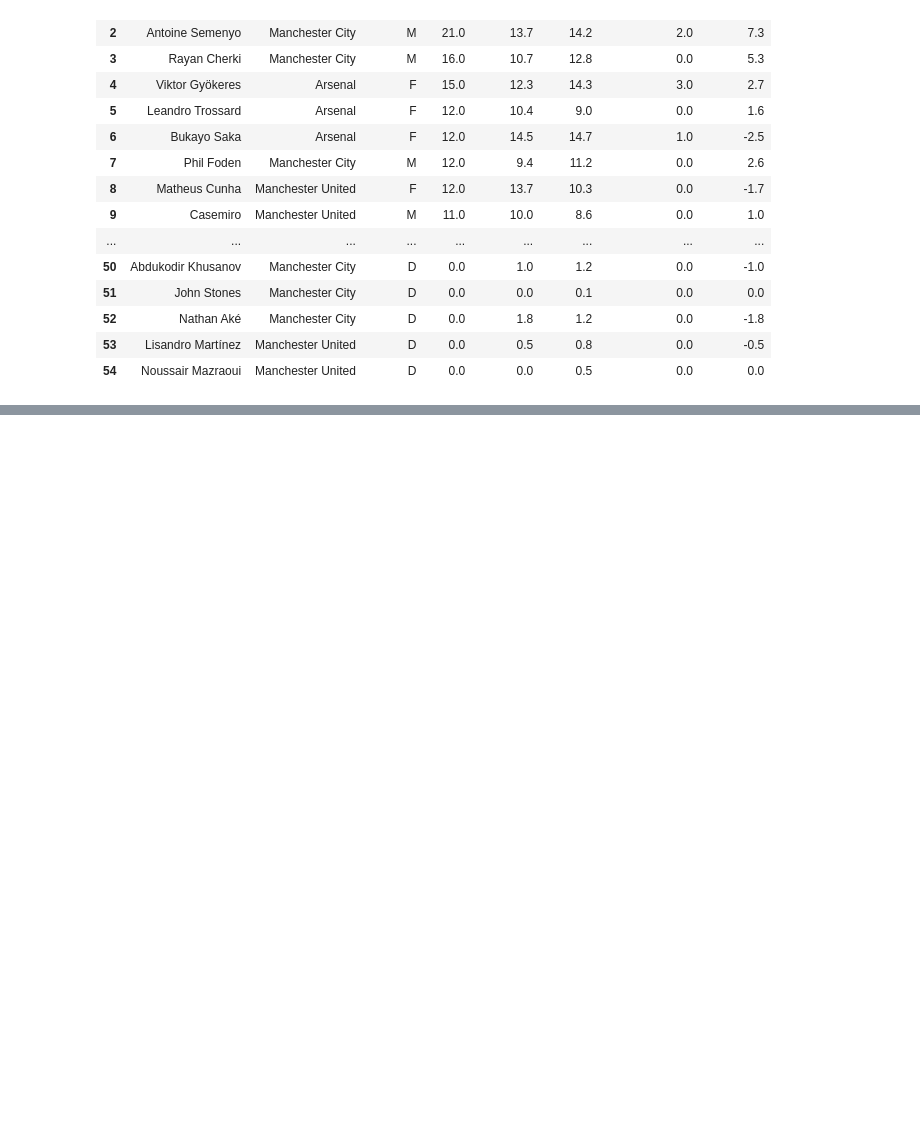
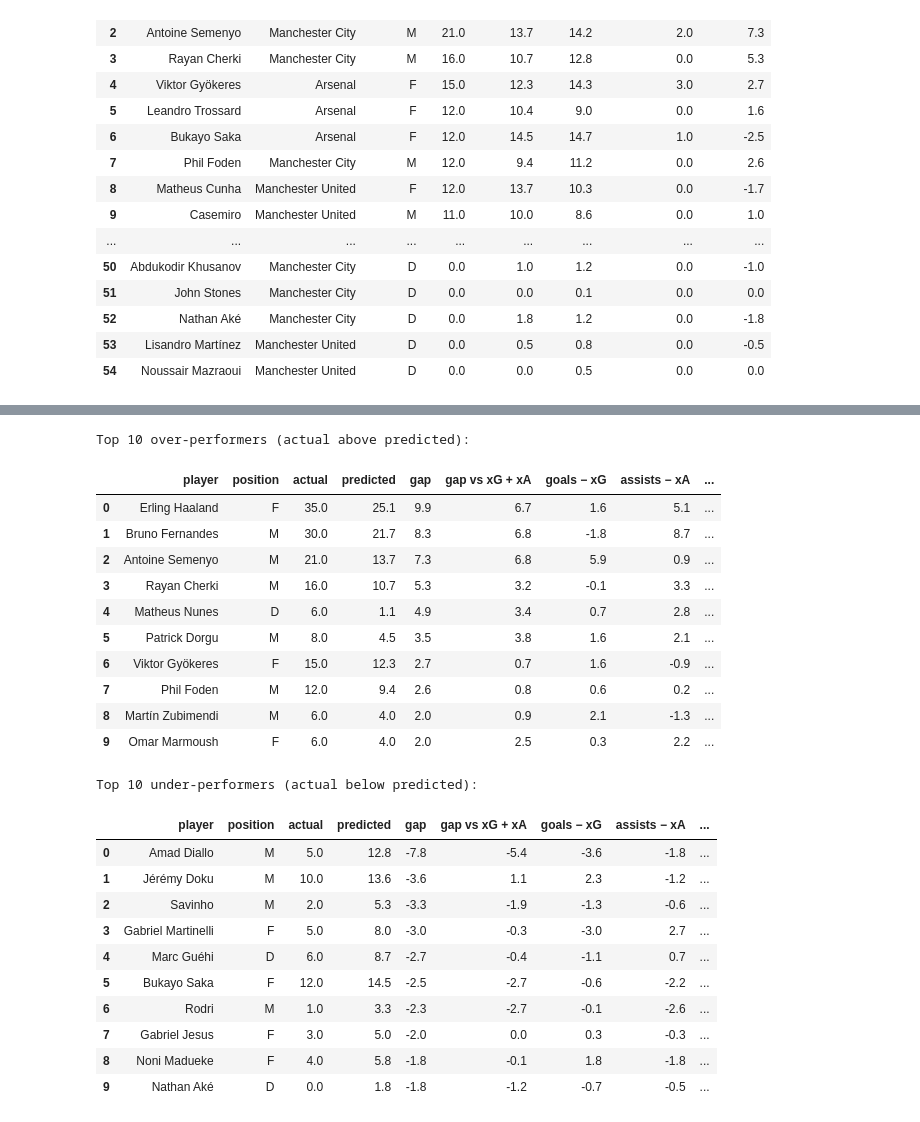
Before and after one commit to Mujtabazadawa/G-A-predictor, a Jupyter notebook: notebooks/ga_predictor.ipynb, the cells around one changed output, grey strips where cells are left out. Cells and saved outputs as stored; diff of their text form; code cells hidden in the pictures; blank space fills up the shorter version.

```diff
--- a/notebooks/ga_predictor.ipynb
+++ b/notebooks/ga_predictor.ipynb
@@ -567,0 +563,44 @@ Biggest under-performers (actual below predicted):
+# %%
+players["gap"] = players[TARGET] - players["predicted"]
+players["xg_xa_gap"] = players[TARGET] - players["xg_xa"]
+players["goals_minus_xG"] = players["goals"].fillna(0) - players["expectedGoals"]
+players["assists_minus_xA"] = players["assists"].fillna(0) - players["expectedAssists"]
+players["penaltiesTaken"] = players["penaltiesTaken"].fillna(0)
+
+gap_table = (
+    players[["player_name", "position", TARGET, "predicted", "gap", "xg_xa_gap",
+             "goals_minus_xG", "assists_minus_xA", "penaltiesTaken"]]
+    .rename(columns={"player_name": "player", TARGET: "actual", "xg_xa_gap": "gap vs xG + xA",
+                     "goals_minus_xG": "goals − xG", "assists_minus_xA": "assists − xA",
+                     "penaltiesTaken": "penalties taken"})
+    .round(1)
+)
+print("Top 10 over-performers (actual above predicted):")
+display(gap_table.nlargest(10, "gap").reset_index(drop=True))
+print("Top 10 under-performers (actual below predicted):")
+display(gap_table.nsmallest(10, "gap").reset_index(drop=True))
+# %% [output]
+Top 10 over-performers (actual above predicted):
+|  | player | position | actual | predicted | gap | gap vs xG + xA | goals − xG | assists − xA | ... |
+| 0 | Erling Haaland | F | 35.0 | 25.1 | 9.9 | 6.7 | 1.6 | 5.1 | ... |
+| 1 | Bruno Fernandes | M | 30.0 | 21.7 | 8.3 | 6.8 | -1.8 | 8.7 | ... |
+| 2 | Antoine Semenyo | M | 21.0 | 13.7 | 7.3 | 6.8 | 5.9 | 0.9 | ... |
+| 3 | Rayan Cherki | M | 16.0 | 10.7 | 5.3 | 3.2 | -0.1 | 3.3 | ... |
+| 4 | Matheus Nunes | D | 6.0 | 1.1 | 4.9 | 3.4 | 0.7 | 2.8 | ... |
+| 5 | Patrick Dorgu | M | 8.0 | 4.5 | 3.5 | 3.8 | 1.6 | 2.1 | ... |
+| 6 | Viktor Gyökeres | F | 15.0 | 12.3 | 2.7 | 0.7 | 1.6 | -0.9 | ... |
+| 7 | Phil Foden | M | 12.0 | 9.4 | 2.6 | 0.8 | 0.6 | 0.2 | ... |
+| 8 | Martín Zubimendi | M | 6.0 | 4.0 | 2.0 | 0.9 | 2.1 | -1.3 | ... |
+| 9 | Omar Marmoush | F | 6.0 | 4.0 | 2.0 | 2.5 | 0.3 | 2.2 | ... |
+Top 10 under-performers (actual below predicted):
+|  | player | position | actual | predicted | gap | gap vs xG + xA | goals − xG | assists − xA | ... |
+| 0 | Amad Diallo | M | 5.0 | 12.8 | -7.8 | -5.4 | -3.6 | -1.8 | ... |
+| 1 | Jérémy Doku | M | 10.0 | 13.6 | -3.6 | 1.1 | 2.3 | -1.2 | ... |
+| 2 | Savinho | M | 2.0 | 5.3 | -3.3 | -1.9 | -1.3 | -0.6 | ... |
+| 3 | Gabriel Martinelli | F | 5.0 | 8.0 | -3.0 | -0.3 | -3.0 | 2.7 | ... |
+| 4 | Marc Guéhi | D | 6.0 | 8.7 | -2.7 | -0.4 | -1.1 | 0.7 | ... |
+| 5 | Bukayo Saka | F | 12.0 | 14.5 | -2.5 | -2.7 | -0.6 | -2.2 | ... |
+| 6 | Rodri | M | 1.0 | 3.3 | -2.3 | -2.7 | -0.1 | -2.6 | ... |
+| 7 | Gabriel Jesus | F | 3.0 | 5.0 | -2.0 | 0.0 | 0.3 | -0.3 | ... |
+| 8 | Noni Madueke | F | 4.0 | 5.8 | -1.8 | -0.1 | 1.8 | -1.8 | ... |
+| 9 | Nathan Aké | D | 0.0 | 1.8 | -1.8 | -1.2 | -0.7 | -0.5 | ... |
```
Also changed, not shown: parts of 10 cells of this notebook, 3 other files.
